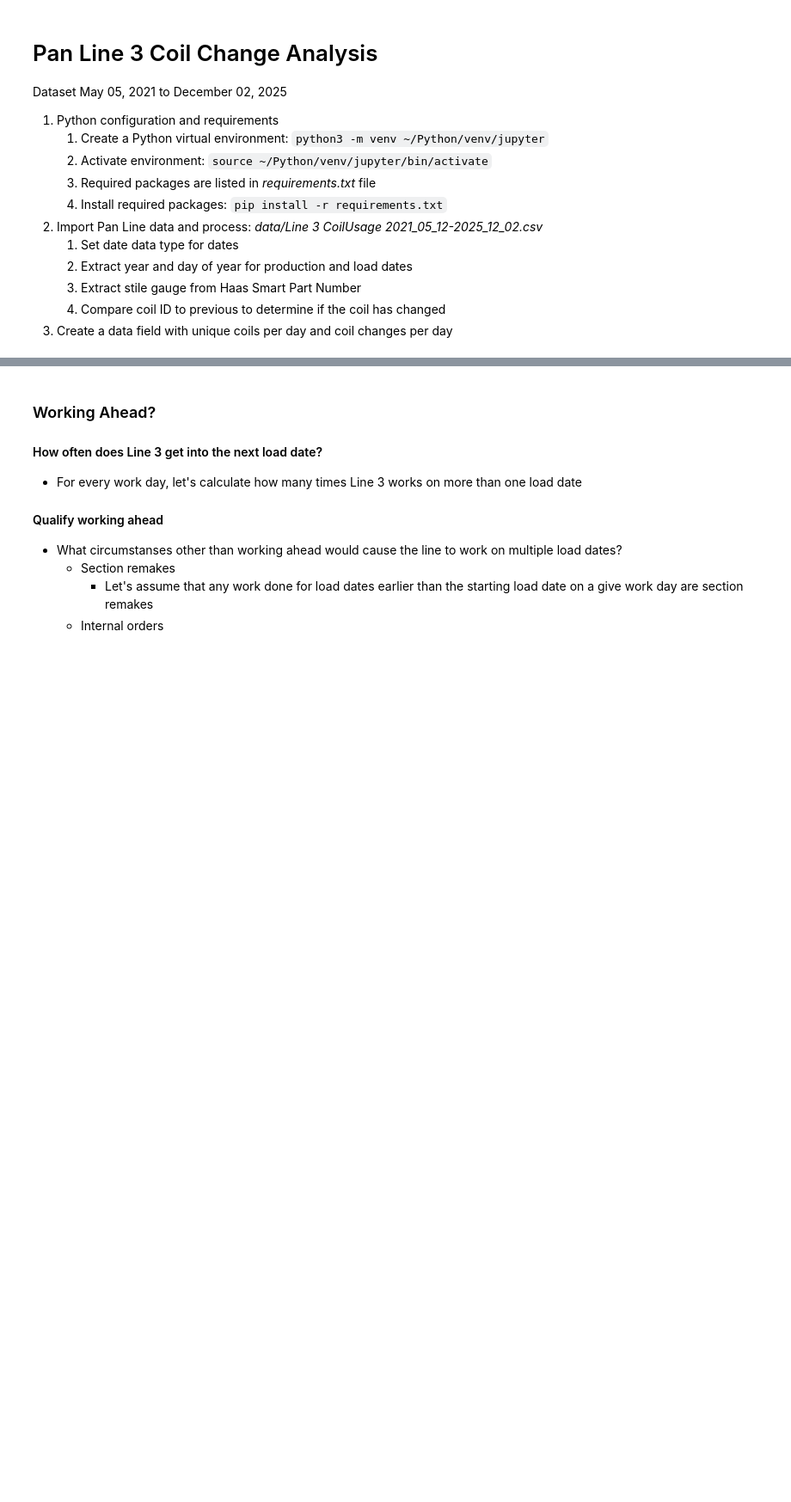
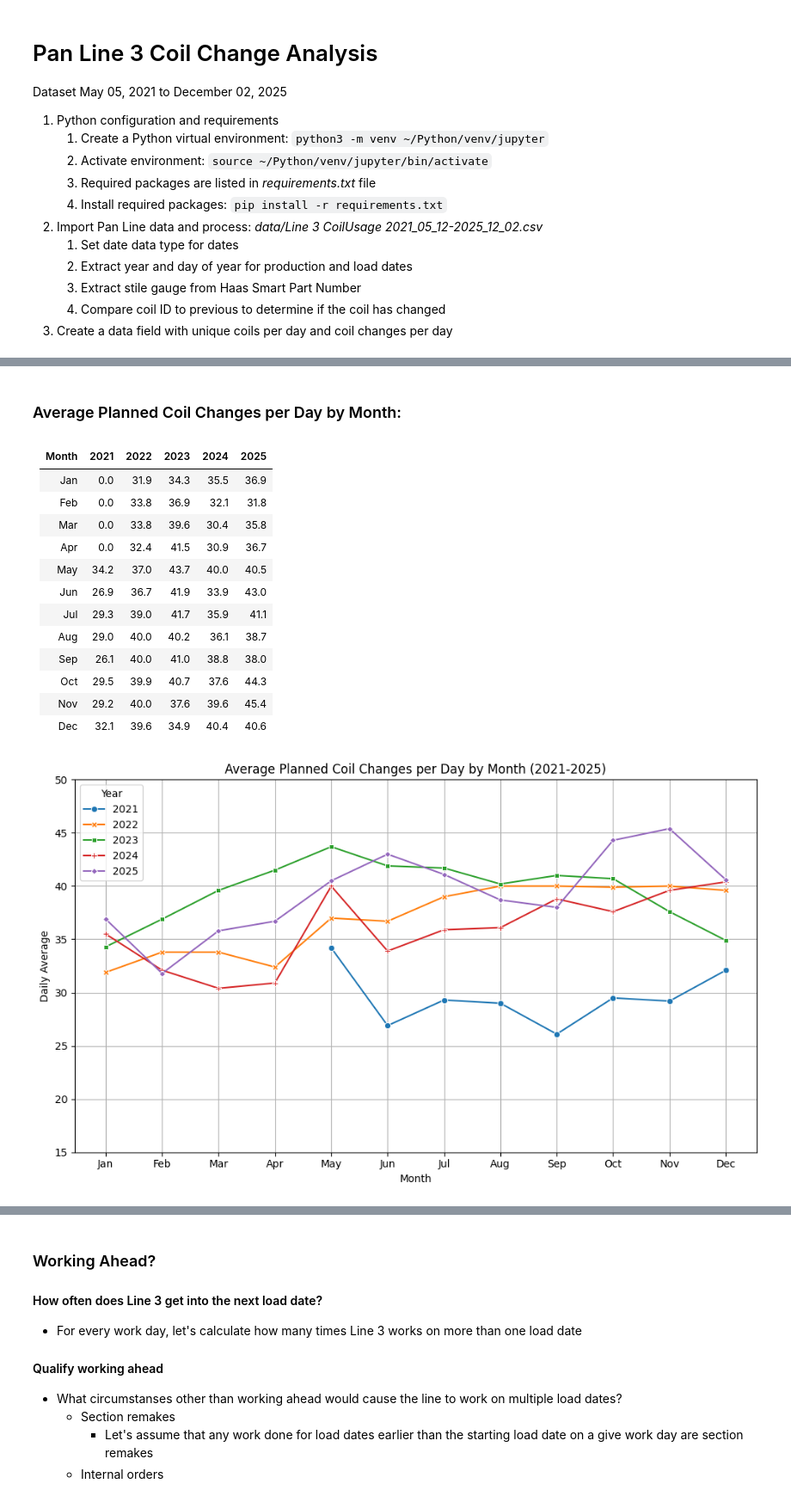
Before and after one commit to mattrupp/pan-coil-change-analysis, a Jupyter notebook: pan-coil-change-analysis.ipynb, the cells around one changed output, grey strips where cells are left out. Shown at 86% size. Drawn from its saved outputs; the diff is of its cells as text; code cells hidden in the pictures; blank space fills up the shorter version.

```diff
--- a/pan-coil-change-analysis.ipynb
+++ b/pan-coil-change-analysis.ipynb
@@ -95 +115,74 @@ There are 1072558 pan sections across 5 years. Below is a table of the first fiv
+# %%
+import matplotlib.pyplot as plt
+import seaborn as sns
+import calendar
+
+# Add a column that combines the CoilId and StileGauge for plotting
+df['CoilIDStileGauge'] = df['HaasCoilNum'].astype(
+    str) + '-' + df['StileGauge'].astype(str)
+
+# Create a dataframe with the load date and count of unique CoilIDStileGauge per day
+planned_coil_changes_df = df.groupby('LoadDate')[
+    'CoilIDStileGauge'].nunique().reset_index()
+planned_coil_changes_df.rename(
+    columns={'CoilIDStileGauge': 'UniqueCoilStileGauges'}, inplace=True)
+
+# Drop years before 2021 and after 2025
+planned_coil_changes_df = planned_coil_changes_df[(planned_coil_changes_df['LoadDate'].dt.year >= 2021) & (
+    planned_coil_changes_df['LoadDate'].dt.year <= 2025)]
+
+# Calculate the daily average per month for each month of each individual year
+planned_coil_changes_df['Month'] = planned_coil_changes_df['LoadDate'].dt.month
+planned_coil_changes_df['Year'] = planned_coil_changes_df['LoadDate'].dt.year
+planned_coil_changes_monthly_daily_avg_df = planned_coil_changes_df.groupby(
+    ['Month', 'Year'])['UniqueCoilStileGauges'].mean().round(1).reset_index()
+planned_coil_changes_monthly_daily_avg_df.rename(
+    columns={'UniqueCoilStileGauges': 'AvgUniqueCoilStileGauges'}, inplace=True)
+
+# Make the years the columns
+planned_coil_changes_monthly_daily_avg_df = planned_coil_changes_monthly_daily_avg_df.pivot_table(index='Month',
+                                                                                                  columns='Year',
+                                                                                                  values='AvgUniqueCoilStileGauges',
+                                                                                                  fill_value=0)
+
+# Convert the month number to month name abbreviation for better readability
+planned_coil_changes_monthly_daily_avg_df.index = planned_coil_changes_monthly_daily_avg_df.index.map(lambda x: calendar.month_abbr[x])
+
+# Display the monthly average unique coil and stile gauge usage
+display(md("### Average Planned Coil Changes per Day by Month:"))
+display(md(planned_coil_changes_monthly_daily_avg_df.to_markdown(floatfmt=".1f")))
+
+
+# Plot the monthly average unique coil and stile gauge usage ignoring zero values
+plt.figure(figsize=(10, 6))
+sns.lineplot(data=planned_coil_changes_monthly_daily_avg_df.replace(
+    0, pd.NA), markers=True, dashes=False)
+plt.title('Average Planned Coil Changes per Day by Month (2021-2025)')
+plt.xlabel('Month')
+plt.ylabel('Daily Average')
+plt.ylim(15, 50)
+plt.xticks(ticks=range(12), labels=[
+           calendar.month_abbr[i] for i in range(1, 13)])
+plt.legend(title='Year')
+plt.grid(True)
+plt.tight_layout()
+plt.savefig('output/planned_minimum_coil_changes.png')
+plt.show()
+# %% [output]
+### Average Planned Coil Changes per Day by Month:
+| Month   |   2021 |   2022 |   2023 |   2024 |   2025 |
+|:--------|-------:|-------:|-------:|-------:|-------:|
+| Jan     |    0.0 |   31.9 |   34.3 |   35.5 |   36.9 |
+| Feb     |    0.0 |   33.8 |   36.9 |   32.1 |   31.8 |
+| Mar     |    0.0 |   33.8 |   39.6 |   30.4 |   35.8 |
+| Apr     |    0.0 |   32.4 |   41.5 |   30.9 |   36.7 |
+| May     |   34.2 |   37.0 |   43.7 |   40.0 |   40.5 |
+| Jun     |   26.9 |   36.7 |   41.9 |   33.9 |   43.0 |
+| Jul     |   29.3 |   39.0 |   41.7 |   35.9 |   41.1 |
+| Aug     |   29.0 |   40.0 |   40.2 |   36.1 |   38.7 |
+| Sep     |   26.1 |   40.0 |   41.0 |   38.8 |   38.0 |
+| Oct     |   29.5 |   39.9 |   40.7 |   37.6 |   44.3 |
+| Nov     |   29.2 |   40.0 |   37.6 |   39.6 |   45.4 |
+| Dec     |   32.1 |   39.6 |   34.9 |   40.4 |   40.6 |
+[figure, added]
 # %% [markdown]
```
Also changed, not shown: parts of 16 cells of this notebook.
